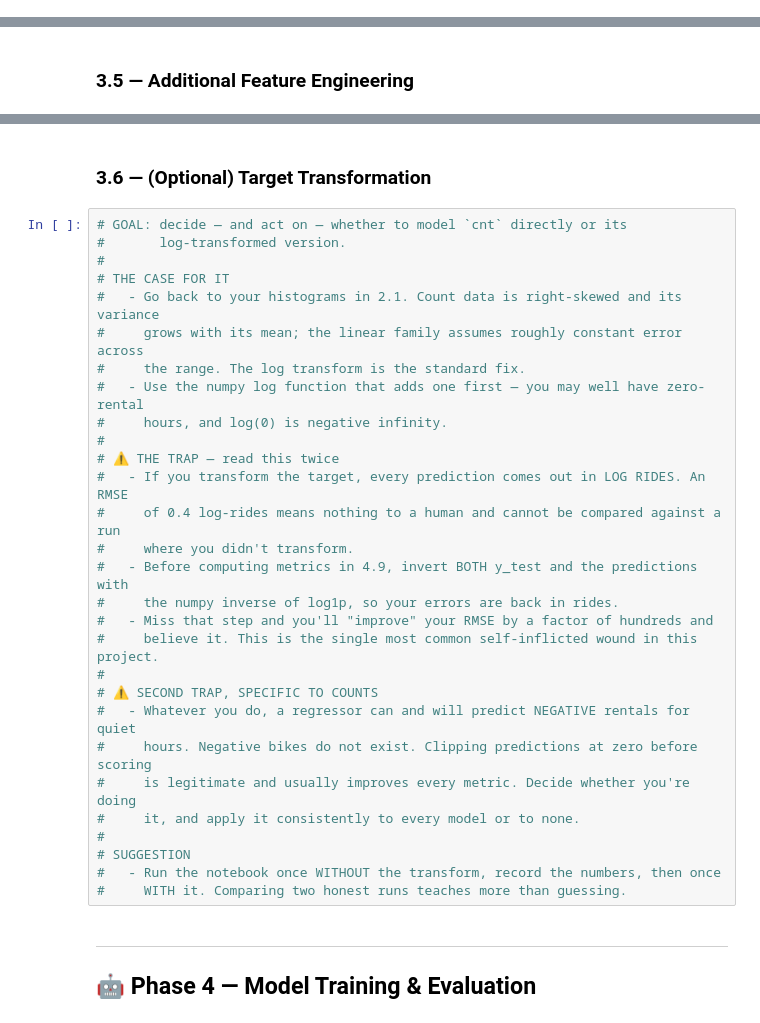
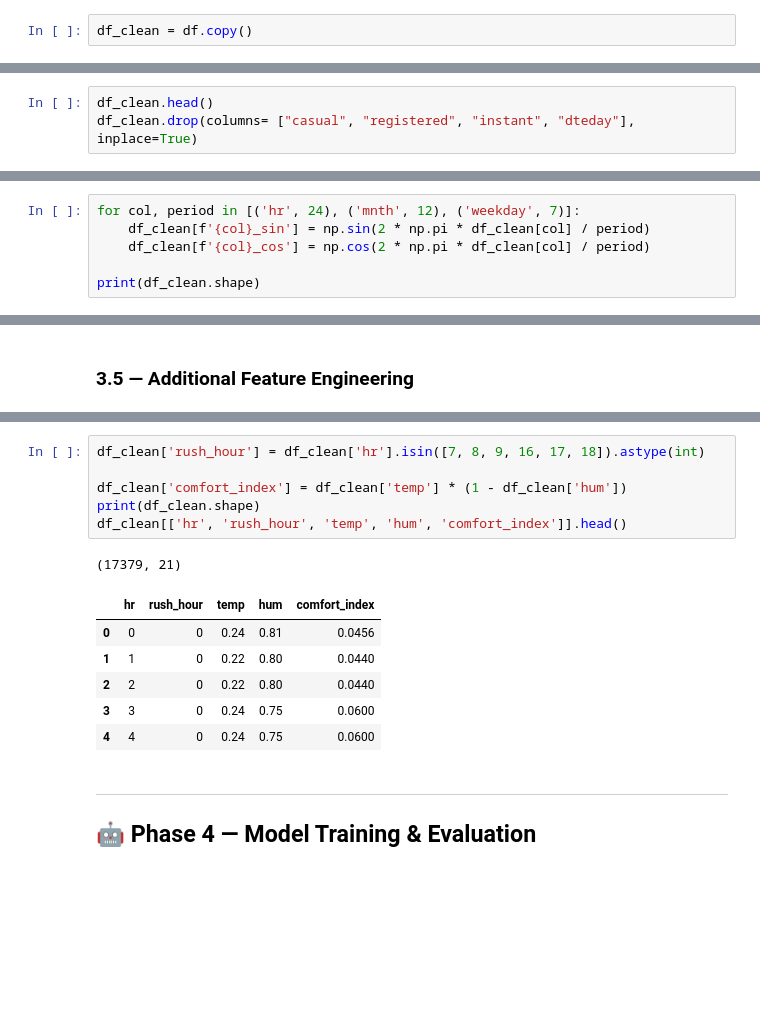
Before and after one commit to sufyan1105/Bike-sharing-demand-prediction, a Jupyter notebook: 03_bike_sharing_demand_predictor.ipynb, the cells around one changed output, grey strips where cells are left out. Drawn from its saved outputs; the diff is of its cells as text; blank space fills up the shorter version.

```diff
--- a/03_bike_sharing_demand_predictor.ipynb
+++ b/03_bike_sharing_demand_predictor.ipynb
@@ -316,2 +309,4 @@ plt.show()
+# %%
+df_clean = df.copy()
 # %% [markdown]
 ### 3.1 — Drop Leakage & Irrelevant Columns
@@ -339,2 +313,5 @@ plt.show()
+# %%
+df_clean.head()
+df_clean.drop(columns= ["casual", "registered", "instant", "dteday"], inplace=True)
 # %% [markdown]
 ### 3.2 — Handle Missing Values
@@ -419,0 +349,6 @@ The formula for one feature `v` with period `p` is a pair of columns: the sine a
+# %%
+for col, period in [('hr', 24), ('mnth', 12), ('weekday', 7)]:
+    df_clean[f'{col}_sin'] = np.sin(2 * np.pi * df_clean[col] / period)
+    df_clean[f'{col}_cos'] = np.cos(2 * np.pi * df_clean[col] / period)
+
+print(df_clean.shape)
@@ -451,34 +359,17 @@ The formula for one feature `v` with period `p` is a pair of columns: the sine a
-# %% [markdown]
-### 3.6 — (Optional) Target Transformation
-# %%
-# GOAL: decide — and act on — whether to model `cnt` directly or its
-#       log-transformed version.
-#
-# THE CASE FOR IT
-#   - Go back to your histograms in 2.1. Count data is right-skewed and its variance
-#     grows with its mean; the linear family assumes roughly constant error across
-#     the range. The log transform is the standard fix.
-#   - Use the numpy log function that adds one first — you may well have zero-rental
-#     hours, and log(0) is negative infinity.
-#
-# ⚠️ THE TRAP — read this twice
-#   - If you transform the target, every prediction comes out in LOG RIDES. An RMSE
-#     of 0.4 log-rides means nothing to a human and cannot be compared against a run
-#     where you didn't transform.
-#   - Before computing metrics in 4.9, invert BOTH y_test and the predictions with
-#     the numpy inverse of log1p, so your errors are back in rides.
-#   - Miss that step and you'll "improve" your RMSE by a factor of hundreds and
-#     believe it. This is the single most common self-inflicted wound in this project.
-#
-# ⚠️ SECOND TRAP, SPECIFIC TO COUNTS
-#   - Whatever you do, a regressor can and will predict NEGATIVE rentals for quiet
-#     hours. Negative bikes do not exist. Clipping predictions at zero before scoring
-#     is legitimate and usually improves every metric. Decide whether you're doing
-#     it, and apply it consistently to every model or to none.
-#
-# SUGGESTION
-#   - Run the notebook once WITHOUT the transform, record the numbers, then once
-#     WITH it. Comparing two honest runs teaches more than guessing.
+# %%
+df_clean['rush_hour'] = df_clean['hr'].isin([7, 8, 9, 16, 17, 18]).astype(int)
+
+df_clean['comfort_index'] = df_clean['temp'] * (1 - df_clean['hum'])
+print(df_clean.shape)
+df_clean[['hr', 'rush_hour', 'temp', 'hum', 'comfort_index']].head()
+# %% [output]
+(17379, 21)
+|  | hr | rush_hour | temp | hum | comfort_index |
+| 0 | 0 | 0 | 0.24 | 0.81 | 0.0456 |
+| 1 | 1 | 0 | 0.22 | 0.80 | 0.0440 |
+| 2 | 2 | 0 | 0.22 | 0.80 | 0.0440 |
+| 3 | 3 | 0 | 0.24 | 0.75 | 0.0600 |
+| 4 | 4 | 0 | 0.24 | 0.75 | 0.0600 |
 # %% [markdown]
 ---
 ## 🤖 Phase 4 — Model Training & Evaluation
```
Also changed, not shown: parts of 9 cells of this notebook.
